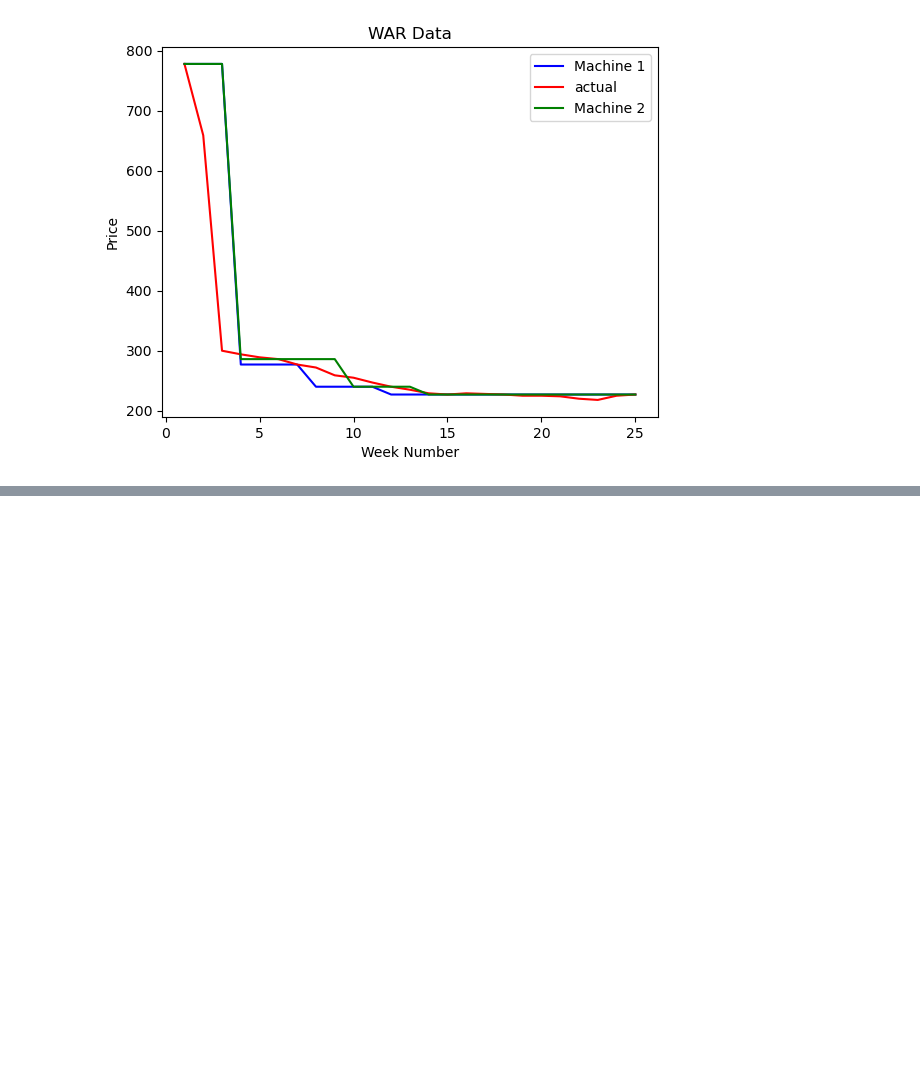
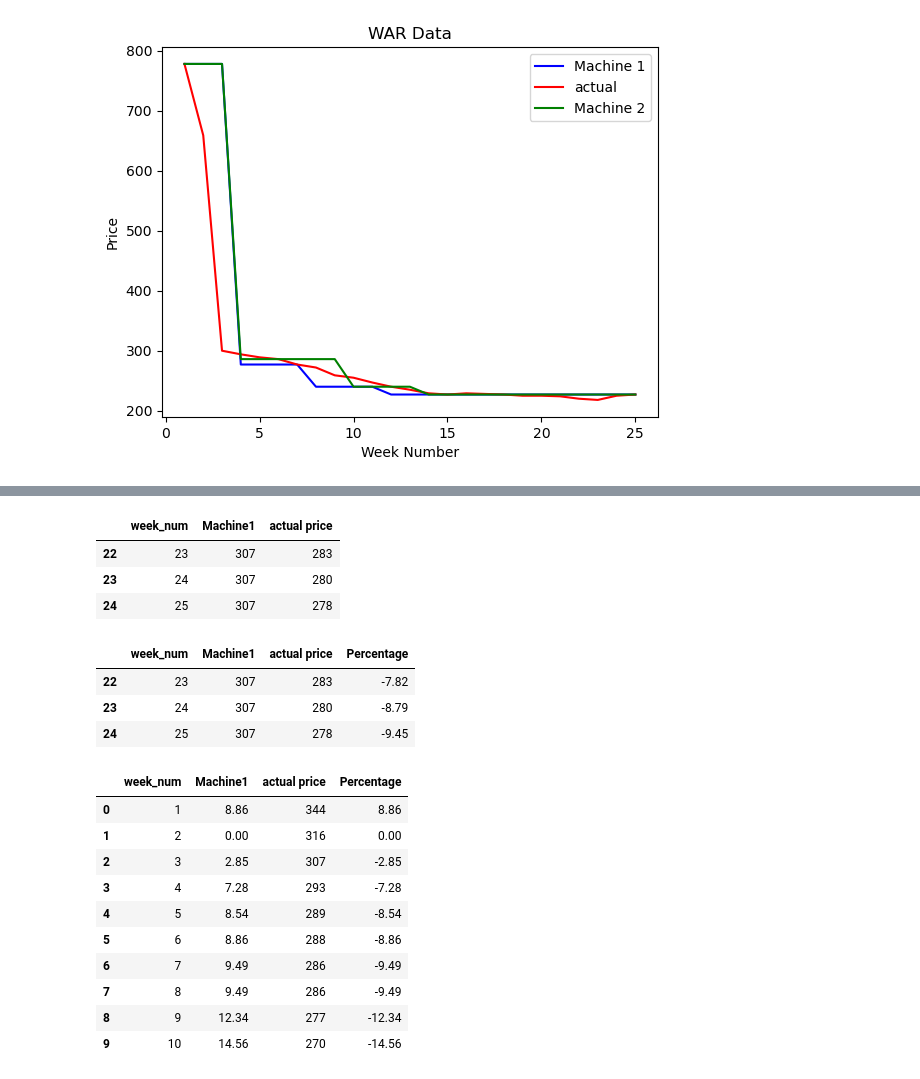
Before and after one commit to pathfindereleven/project-4, a Jupyter notebook: matplot.ipynb, the cells around one changed output, grey strips where cells are left out. Drawn from its saved outputs; the diff is of its cells as text; code cells hidden in the pictures; blank space fills up the shorter version.

```diff
--- a/matplot.ipynb
+++ b/matplot.ipynb
@@ -96,0 +132,39 @@ plt.show
+# %%
+accuracy_df = m1a_predic[['week_num','Machine1', 'actual price']].copy()
+accuracy_df.tail(3)
+# %% [output]
+|  | week_num | Machine1 | actual price |
+| 22 | 23 | 307 | 283 |
+| 23 | 24 | 307 | 280 |
+| 24 | 25 | 307 | 278 |
+# %%
+accuracy_df['Percentage'] = (accuracy_df['actual price'] / accuracy_df['Machine1'] * 100 -100).round(2)
+accuracy_df.tail(3)
+# %% [output]
+|  | week_num | Machine1 | actual price | Percentage |
+| 22 | 23 | 307 | 283 | -7.82 |
+| 23 | 24 | 307 | 280 | -8.79 |
+| 24 | 25 | 307 | 278 | -9.45 |
+# %%
+
+nonegs = []
+for i in accuracy_df['Percentage']:
+    if i >= 0:
+        nonegs.append(i)
+    if i < 0:
+        i = i * -1
+        nonegs.append(i)
+accuracy_df['Machine1'] = nonegs
+accuracy_df.head(10)
+# %% [output]
+|  | week_num | Machine1 | actual price | Percentage |
+| 0 | 1 | 8.86 | 344 | 8.86 |
+| 1 | 2 | 0.00 | 316 | 0.00 |
+| 2 | 3 | 2.85 | 307 | -2.85 |
+| 3 | 4 | 7.28 | 293 | -7.28 |
+| 4 | 5 | 8.54 | 289 | -8.54 |
+| 5 | 6 | 8.86 | 288 | -8.86 |
+| 6 | 7 | 9.49 | 286 | -9.49 |
+| 7 | 8 | 9.49 | 286 | -9.49 |
+| 8 | 9 | 12.34 | 277 | -12.34 |
+| 9 | 10 | 14.56 | 270 | -14.56 |
```
Also changed, not shown: parts of 10 cells of this notebook, 3 other files.
